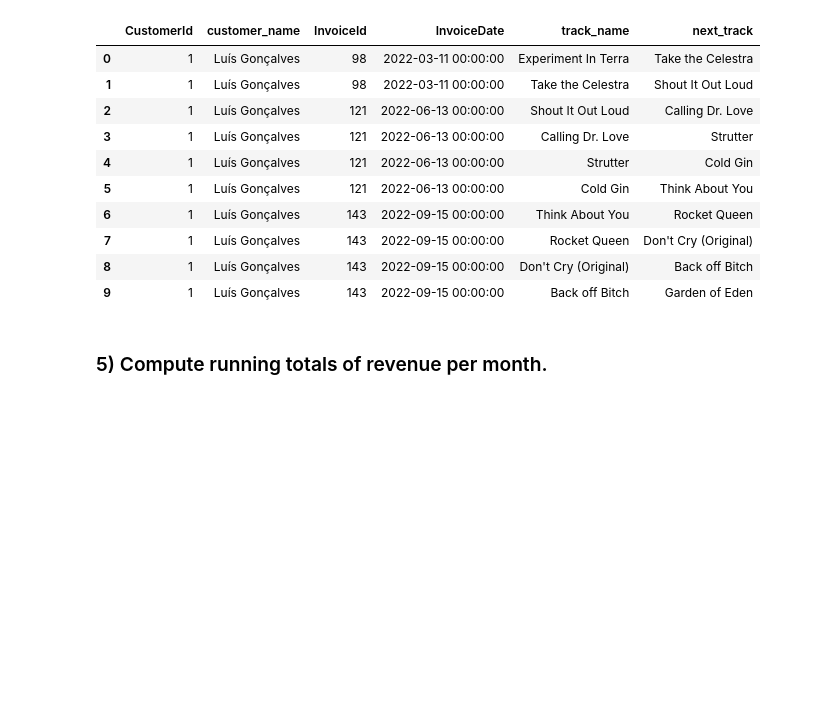
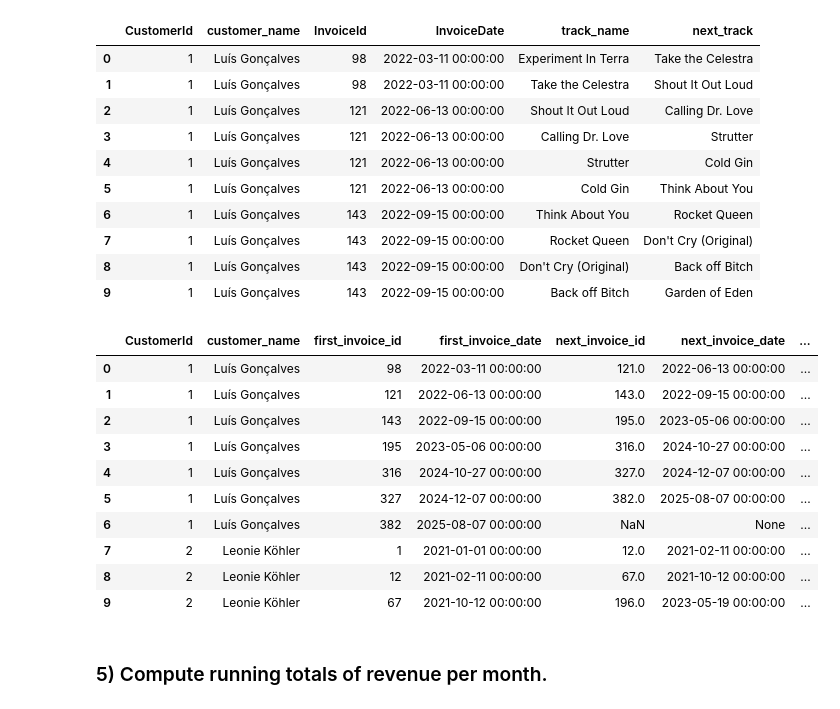
Before and after one commit to bpgodsil/sql_query_examples, a Jupyter notebook: notebooks/04_window_functions.ipynb, the cells around one changed output. Saved outputs shown, nothing was run; the diff lists cells and outputs as text; code cells hidden in the pictures; blank space fills up the shorter version.

```diff
--- a/notebooks/04_window_functions.ipynb
+++ b/notebooks/04_window_functions.ipynb
@@ -236,6 +236,71 @@ df.head(10) # showing top ten
 | 7 | 1 | Luís Gonçalves | 143 | 2022-09-15 00:00:00 | Rocket Queen | Don't Cry (Original) |
 | 8 | 1 | Luís Gonçalves | 143 | 2022-09-15 00:00:00 | Don't Cry (Original) | Back off Bitch |
 | 9 | 1 | Luís Gonçalves | 143 | 2022-09-15 00:00:00 | Back off Bitch | Garden of Eden |
+# %%
+# Version 2: Using invoice-item sequence, which finds the tracks on the subsequent invoice. Assumes "next track is on the next invoice"
+query = """
+
+WITH invoice_id_first_next AS(
+    -- match each invoice to the customer's next invoice (by date then id)
+    SELECT
+         c.CustomerId,
+         TRIM(c.FirstName ||' ' || c.LastName) AS customer_name,
+         i.InvoiceId AS first_invoice_id,
+         i.InvoiceDate AS first_invoice_date,
+        LEAD(i.InvoiceId) OVER(
+             PARTITION BY c.CustomerId
+             ORDER BY i.InvoiceDate, i.InvoiceId
+          ) AS next_invoice_id_raw,
+        LEAD(i.InvoiceDate) OVER(
+             PARTITION BY c.CustomerId
+             ORDER BY i.InvoiceDate, i.InvoiceId
+        ) AS next_invoice_date
+    FROM customer AS c
+    JOIN invoice AS i
+     ON c.CustomerId = i.CustomerId
+),
+invoice_tracks AS(
+    -- spread track names for a single invoice into a single row
+    SELECT
+         i.InvoiceId,
+         GROUP_CONCAT(t.Name, ', ') AS next_invoice_tracks -- concatenates tracks of an invoice into one string, allowing single-row display (for MySQL & SQLite; consider STRING_AGG() elsewhere)
+    FROM invoice AS i
+    JOIN invoiceline AS il
+      ON i.InvoiceId = il.InvoiceId
+    JOIN track AS t
+      ON il.TrackId = t.TrackId
+    GROUP BY i.InvoiceId
+)
+SELECT
+     iifn.CustomerId,
+     iifn.customer_name,
+     iifn.first_invoice_id,
+     iifn.first_invoice_date,
+     -- cast outside the window function to get an integer in SQLite
+     CAST(iifn.next_invoice_id_raw AS INTEGER) AS next_invoice_id,
+     iifn.next_invoice_date,
+     it.next_invoice_tracks
+FROM invoice_id_first_next AS iifn
+LEFT JOIN invoice_tracks AS it
+  ON CAST(iifn.next_invoice_id_raw AS INTEGER) = it.InvoiceId   -- Join that matches tracks string to the next invoice, if any
+ORDER BY iifn.CustomerId, iifn.first_invoice_date, iifn.next_invoice_id_raw
+
+"""
+
+df = pd.read_sql_query(query, engine)
+df.head(10) # showing top 10
+# %% [output]
+|  | CustomerId | customer_name | first_invoice_id | first_invoice_date | next_invoice_id | next_invoice_date | ... |
+| 0 | 1 | Luís Gonçalves | 98 | 2022-03-11 00:00:00 | 121.0 | 2022-06-13 00:00:00 | ... |
+| 1 | 1 | Luís Gonçalves | 121 | 2022-06-13 00:00:00 | 143.0 | 2022-09-15 00:00:00 | ... |
+| 2 | 1 | Luís Gonçalves | 143 | 2022-09-15 00:00:00 | 195.0 | 2023-05-06 00:00:00 | ... |
+| 3 | 1 | Luís Gonçalves | 195 | 2023-05-06 00:00:00 | 316.0 | 2024-10-27 00:00:00 | ... |
+| 4 | 1 | Luís Gonçalves | 316 | 2024-10-27 00:00:00 | 327.0 | 2024-12-07 00:00:00 | ... |
+| 5 | 1 | Luís Gonçalves | 327 | 2024-12-07 00:00:00 | 382.0 | 2025-08-07 00:00:00 | ... |
+| 6 | 1 | Luís Gonçalves | 382 | 2025-08-07 00:00:00 | NaN | None | ... |
+| 7 | 2 | Leonie Köhler | 1 | 2021-01-01 00:00:00 | 12.0 | 2021-02-11 00:00:00 | ... |
+| 8 | 2 | Leonie Köhler | 12 | 2021-02-11 00:00:00 | 67.0 | 2021-10-12 00:00:00 | ... |
+| 9 | 2 | Leonie Köhler | 67 | 2021-10-12 00:00:00 | 196.0 | 2023-05-19 00:00:00 | ... |
 # %% [markdown]
 ### 5) Compute running totals of revenue per month.
 # %% [markdown]
```
Also changed, not shown: 1 other file.
